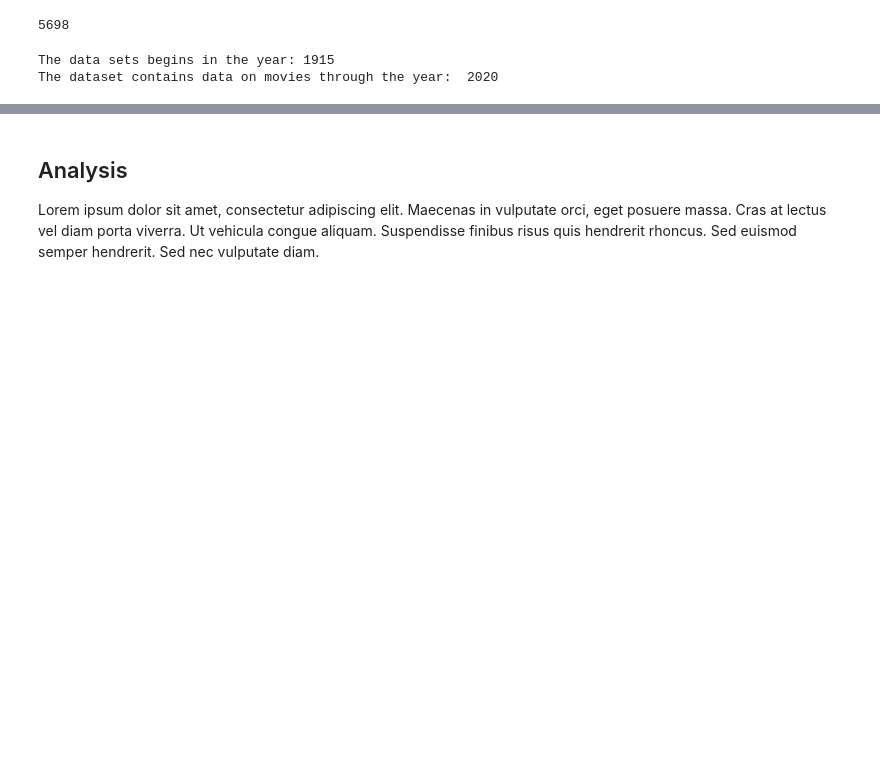
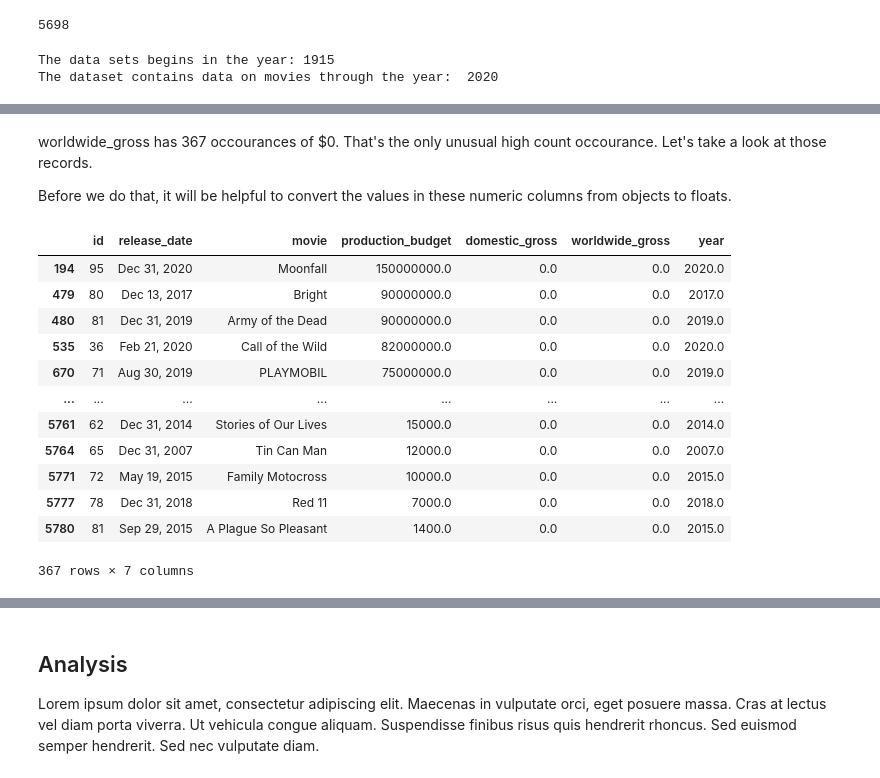
Before and after one commit to robertharrow/microsoft-movie-studio-analysis, a Jupyter notebook: microsoft_movie_studio_analysis.ipynb, the cells around one changed output, grey strips where cells are left out. Drawn from its saved outputs; the diff is of its cells as text; code cells hidden in the pictures; blank space fills up the shorter version.

```diff
--- a/microsoft_movie_studio_analysis.ipynb
+++ b/microsoft_movie_studio_analysis.ipynb
@@ -161,0 +239,26 @@ Lorem ipsum dolor sit amet, consectetur adipiscing elit.
+# %% [markdown]
+worldwide_gross has 367 occourances of $0. That's the only unusual high count occourance. Let's take a look at those records.
+
+Before we do that, it will be helpful to convert the values in these numeric columns from objects to floats.
+# %%
+movie_budgets[movie_budgets.columns[3:]] = movie_budgets[movie_budgets.columns[3:]].replace('[\$,]', '', regex=True).astype(float)
+
+# Now let's look at those records where the worldwide_gross is equal to 0
+
+movie_budgets_zero = movie_budgets.loc[movie_budgets['worldwide_gross'] == 0]
+
+movie_budgets_zero
+# %% [output]
+|  | id | release_date | movie | production_budget | domestic_gross | worldwide_gross | year |
+| 194 | 95 | Dec 31, 2020 | Moonfall | 150000000.0 | 0.0 | 0.0 | 2020.0 |
+| 479 | 80 | Dec 13, 2017 | Bright | 90000000.0 | 0.0 | 0.0 | 2017.0 |
+| 480 | 81 | Dec 31, 2019 | Army of the Dead | 90000000.0 | 0.0 | 0.0 | 2019.0 |
+| 535 | 36 | Feb 21, 2020 | Call of the Wild | 82000000.0 | 0.0 | 0.0 | 2020.0 |
+| 670 | 71 | Aug 30, 2019 | PLAYMOBIL | 75000000.0 | 0.0 | 0.0 | 2019.0 |
+| ... | ... | ... | ... | ... | ... | ... | ... |
+| 5761 | 62 | Dec 31, 2014 | Stories of Our Lives | 15000.0 | 0.0 | 0.0 | 2014.0 |
+| 5764 | 65 | Dec 31, 2007 | Tin Can Man | 12000.0 | 0.0 | 0.0 | 2007.0 |
+| 5771 | 72 | May 19, 2015 | Family Motocross | 10000.0 | 0.0 | 0.0 | 2015.0 |
+| 5777 | 78 | Dec 31, 2018 | Red 11 | 7000.0 | 0.0 | 0.0 | 2018.0 |
+| 5780 | 81 | Sep 29, 2015 | A Plague So Pleasant | 1400.0 | 0.0 | 0.0 | 2015.0 |
+367 rows × 7 columns
```
Also changed, not shown: parts of 23 cells of this notebook.
